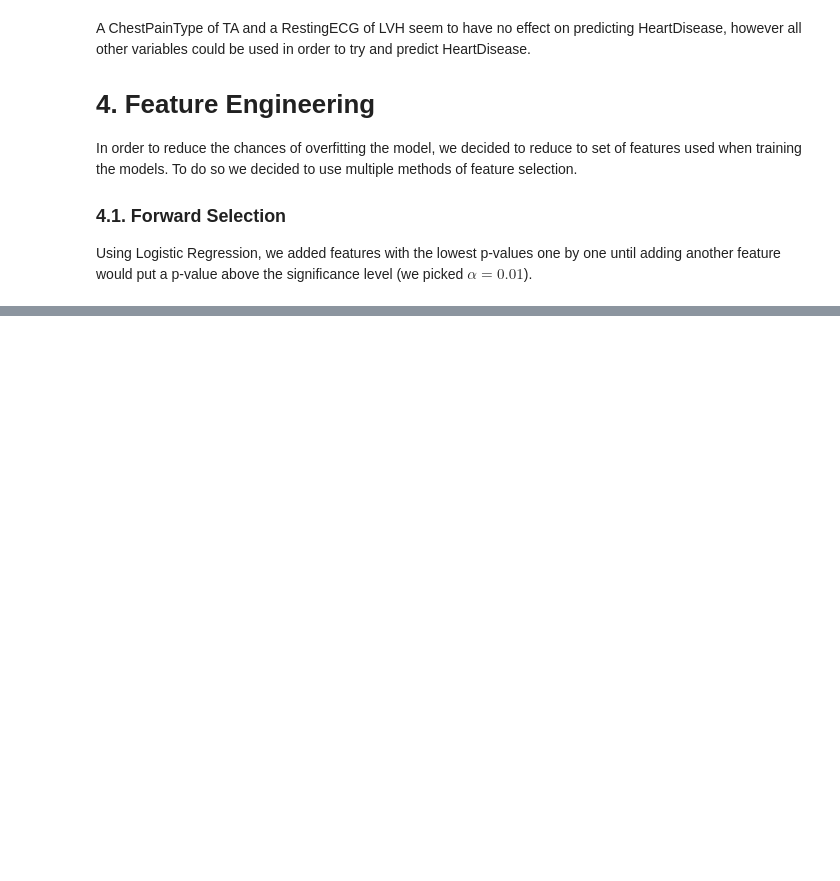
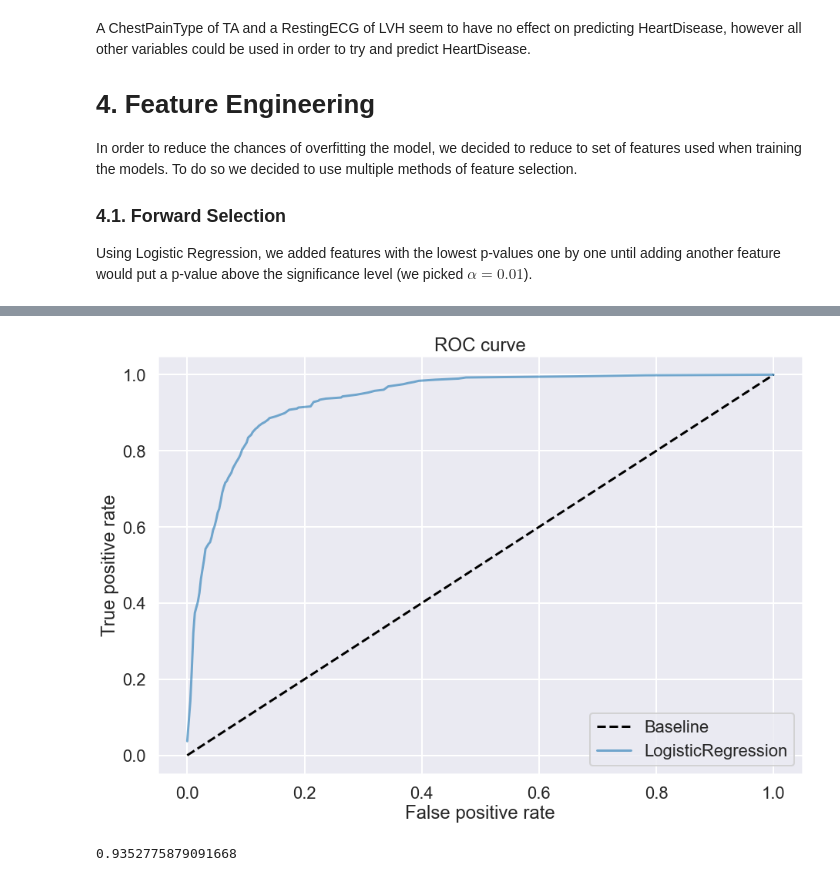
Before and after one commit to EmeryK-1/DataMadness, a Jupyter notebook: Commented_Analysis.ipynb, the cells around one changed output, grey strips where cells are left out. Cells and saved outputs as stored; diff of their text form; code cells hidden in the pictures; blank space fills up the shorter version.

```diff
--- a/Commented_Analysis.ipynb
+++ b/Commented_Analysis.ipynb
@@ -723,0 +707,18 @@ NameError: name 'X_test' is not defined
+# %%
+LR = LogisticRegression(**logit_params).fit(X, y)
+LR_prob = LR.predict_proba(X)[:, 1]
+fpr, tpr, thresholds = roc_curve(y, LR_prob)
+sns.set_style("darkgrid")
+sns.set_context("poster")
+plt.figure(figsize=(15, 10))
+plt.plot([0, 1], [0, 1], 'k--')
+sns.lineplot(fpr, tpr, alpha=0.6, ci=None)
+plt.xlabel('False positive rate')
+plt.ylabel('True positive rate')
+plt.title('ROC curve')
+plt.legend(["Baseline", "LogisticRegression"])
+plt.show()
+print(roc_auc_score(y, LR_prob))
+# %% [output]
+[figure, added]
+0.9352775879091668
```
Also changed, not shown: parts of 47 cells of this notebook.
